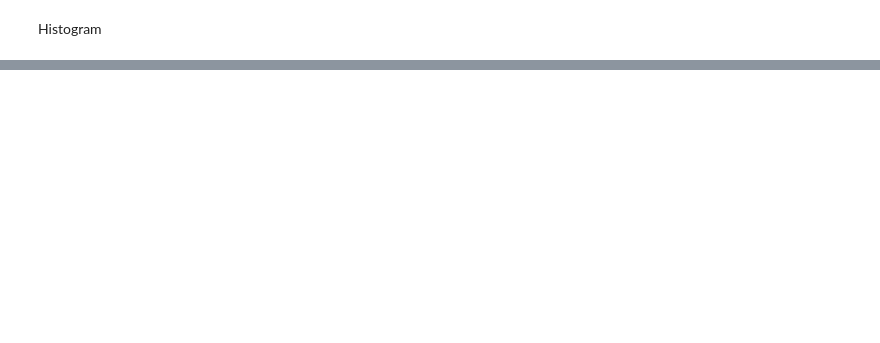
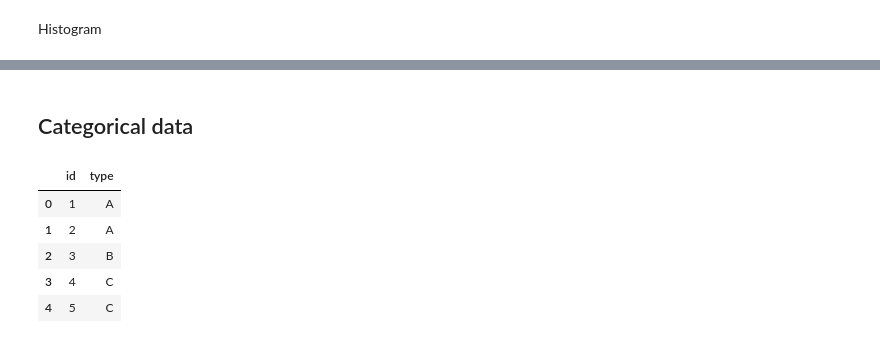
Before and after one commit to mprzybylak/minefields-pandas, a Jupyter notebook: HelloWorld.ipynb, the cells around one changed output, grey strips where cells are left out. Saved outputs shown, nothing was run; the diff lists cells and outputs as text; code cells hidden in the pictures; blank space fills up the shorter version.

```diff
--- a/HelloWorld.ipynb
+++ b/HelloWorld.ipynb
@@ -458,0 +561,16 @@ Name: Two, dtype: int64
+# %% [markdown]
+## Categorical data
+# %%
+df_categories = pd.DataFrame(
+    {'id': [1,2,3,4,5],
+    'type': ['A', 'A', 'B', 'C', 'C']}
+)
+
+df_categories
+# %% [output]
+|  | id | type |
+| 0 | 1 | A |
+| 1 | 2 | A |
+| 2 | 3 | B |
+| 3 | 4 | C |
+| 4 | 5 | C |
```
Also changed, not shown: parts of 48 cells of this notebook.
